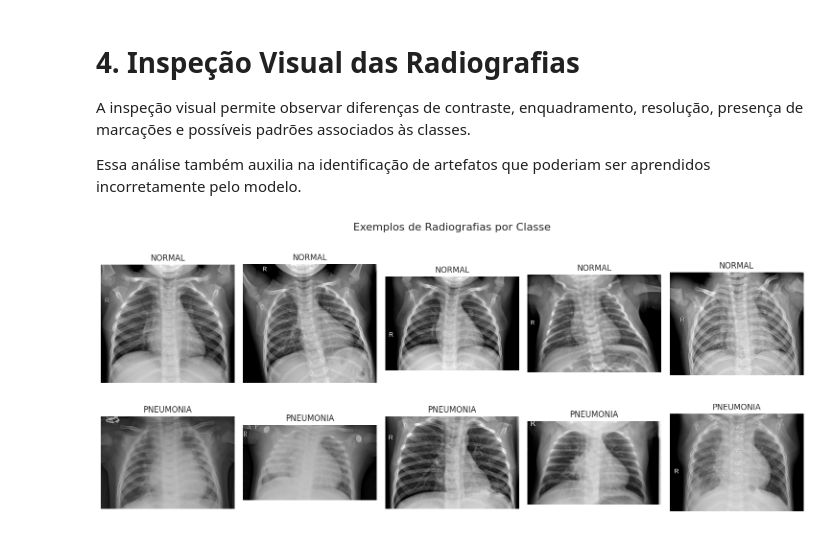
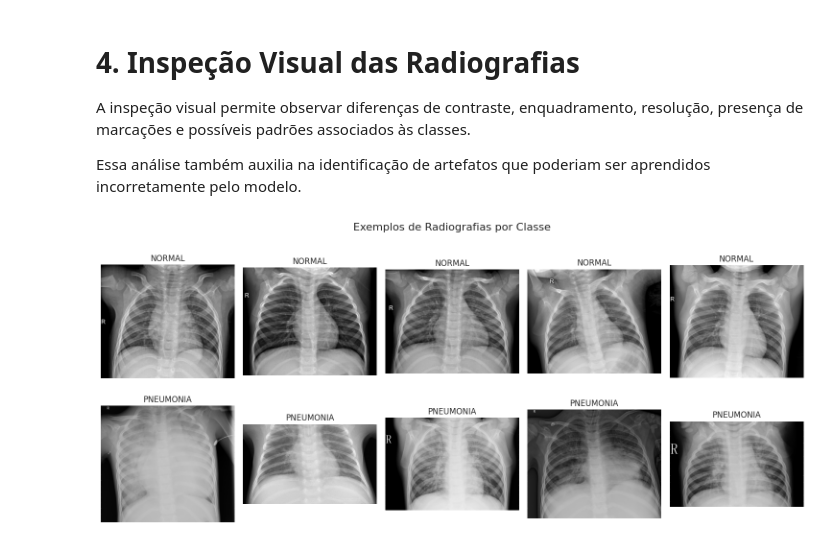
Before and after one commit to ntlcs/fiap-pos-ia-tech-challenge-fase-1-extra-visao-computacional, a Jupyter notebook: 01_Visao_Computacional_Pneumonia.ipynb, the cells around one changed output. Drawn from its saved outputs; the diff is of its cells as text; code cells hidden in the pictures.

```diff
--- a/01_Visao_Computacional_Pneumonia.ipynb
+++ b/01_Visao_Computacional_Pneumonia.ipynb
@@ -94,0 +84,8 @@ for caminho in sorted(data_dir.rglob("*")):
+# %%
+for split in ["train", "val", "test"]:
+    print(f"📁 {split}")
+
+    for classe in ["NORMAL", "PNEUMONIA"]:
+        pasta_classe = data_dir / split / classe
+        status = "encontrada" if pasta_classe.is_dir() else "ausente"
+        print(f"    📁 {classe}: {status}")
@@ -125,7 +132,7 @@ for split in ["train", "val", "test"]:
             print(f"Pasta não encontrada: {classe_dir}")
             continue
 
-        for arquivo in classe_dir.iterdir():
+        for arquivo in sorted(classe_dir.iterdir()):
             if arquivo.suffix.lower() not in extensoes_validas:
                 continue
 
@@ -308,49 +358,41 @@ Essa análise também auxilia na identificação de artefatos que poderiam ser a
 amostras_por_classe = 5
 
 fig, axes = plt.subplots(
     2,
     amostras_por_classe,
     figsize=(15, 7)
 )
 
-for linha, classe in enumerate(
-    ["NORMAL", "PNEUMONIA"]
-):
+for linha, classe in enumerate(["NORMAL", "PNEUMONIA"]):
     amostras = (
         df_imagens[
             (df_imagens["split"] == "train")
             & (df_imagens["classe"] == classe)
         ]
         .sample(
             n=amostras_por_classe,
-            random_state=42
+            random_state=SEED
         )
     )
 
-    for coluna, (_, registro) in enumerate(
-        amostras.iterrows()
-    ):
-        imagem = Image.open(
-            registro["caminho"]
-        ).convert("L")
+    for coluna, (_, registro) in enumerate(amostras.iterrows()):
+        with Image.open(registro["caminho"]) as imagem:
+            imagem_cinza = imagem.convert("L")
 
-        axes[linha, coluna].imshow(
-            imagem,
-            cmap="gray"
-        )
+            axes[linha, coluna].imshow(
+                imagem_cinza,
+                cmap="gray"
+            )
 
-        axes[linha, coluna].set_title(
-            classe
-        )
-
+        axes[linha, coluna].set_title(classe)
         axes[linha, coluna].axis("off")
 
 plt.suptitle(
     "Exemplos de Radiografias por Classe",
     fontsize=16
 )
 
 plt.tight_layout()
 plt.show()
 # %% [output]
-[figure, old version]
+[figure, new version]
```
Also changed, not shown: parts of 110 cells of this notebook.
